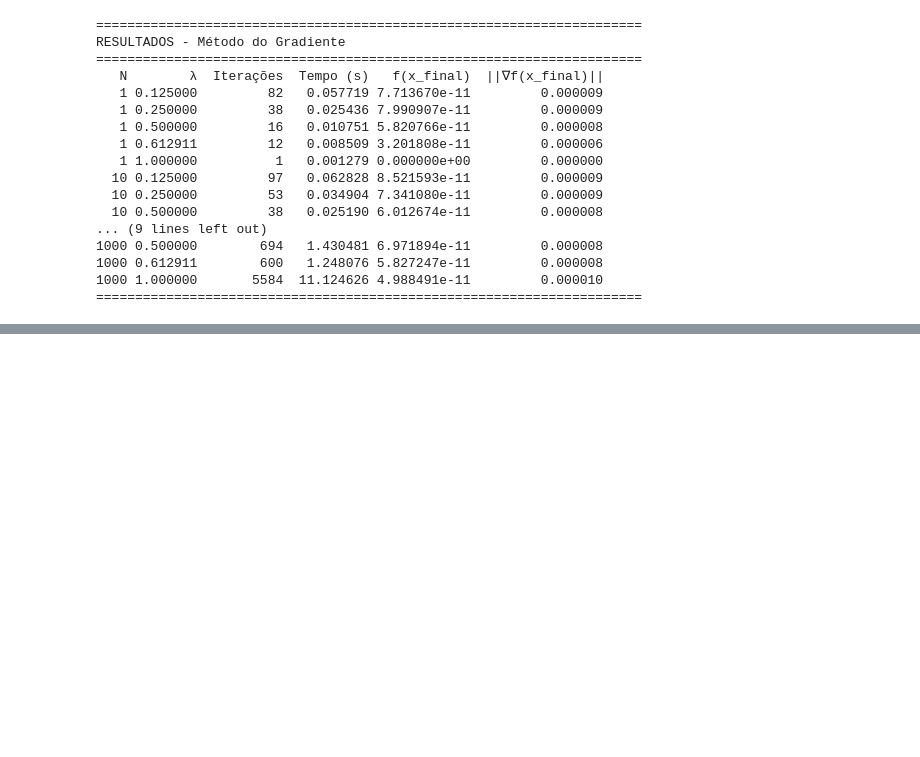
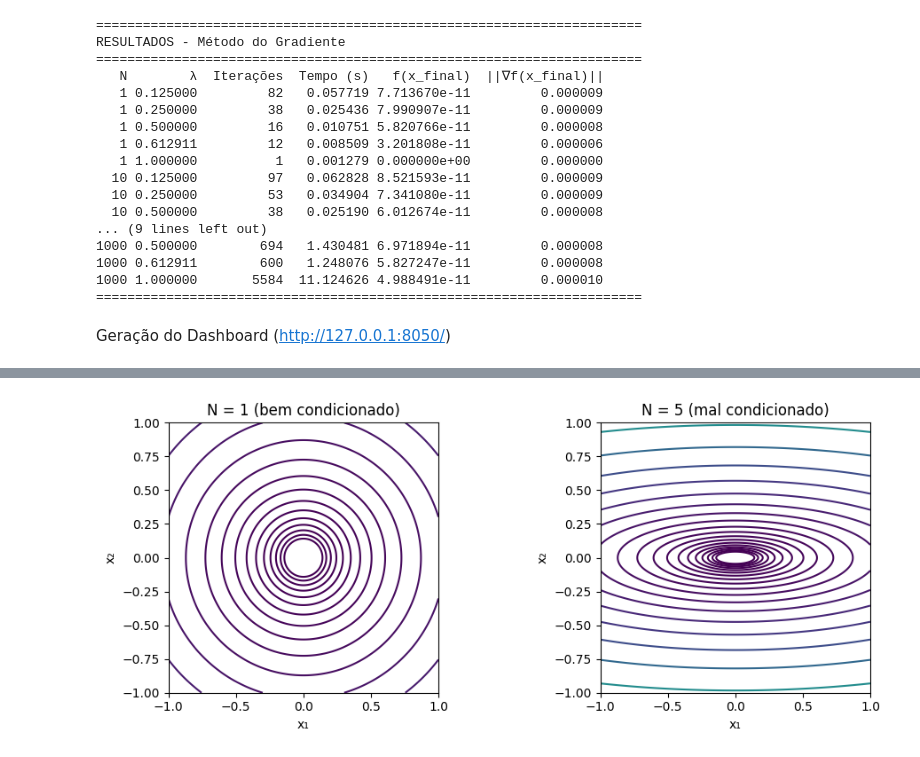
Before and after one commit to x371828/Unicamp, a Jupyter notebook: ms629/gradient_notebook.ipynb, the cells around one changed output, grey strips where cells are left out. Cells and saved outputs as stored; diff of their text form; code cells hidden in the pictures; blank space fills up the shorter version.

```diff
--- a/ms629/gradient_notebook.ipynb
+++ b/ms629/gradient_notebook.ipynb
@@ -77,6 +34,0 @@ print(x_final)
-# %%
-n = 1000
-A, x = gen_initial_conditions(n)
-x_final = np.array(gradient_method(10000, A, x, 1)[-1])
-np.set_printoptions(precision=15, suppress=True)
-print(x_final)
@@ -113,7 +34,0 @@ print(x_final)
-# %%
-n = 10
-𝜆_coef = 0.125
-A, x = gen_initial_conditions(n)
-x_final = np.array(gradient_method(100, A, x, 𝜆_coef)[-1])
-np.set_printoptions(precision=15, suppress=True)
-print(x_final)
@@ -125,7 +34,0 @@ print(x_final)
-# %%
-n = 10
-𝜆_coef = random.uniform(0,1)
-A, x = gen_initial_conditions(n)
-x_final = np.array(gradient_method(100, A, x, 𝜆_coef)[-1])
-np.set_printoptions(precision=15, suppress=True)
-print(x_final)
@@ -202,6 +97,9 @@ RESULTADOS - Método do Gradiente
 1000 0.612911        600   1.248076 5.827247e-11         0.000008
 1000 1.000000       5584  11.124626 4.988491e-11         0.000010
 ======================================================================
+# %% [markdown]
+Geração do Dashboard
+(http://127.0.0.1:8050/)
 # %%
 import dash
 from dash import dcc, html, Input, Output
@@ -343,3 +239,33 @@ if __name__ == '__main__':
     app.run(debug=True)
 # %% [output]
 [interactive output not drawn]
+# %%
+import numpy as np
+import matplotlib.pyplot as plt
+
+def quadratic_contours(A, ax, title):
+    x = np.linspace(-1, 1, 400)
+    y = np.linspace(-1, 1, 400)
+    X, Y = np.meshgrid(x, y)
+    Z = 0.5 * (A[0,0]*X**2 + 2*A[0,1]*X*Y + A[1,1]*Y**2)
+
+    ax.contour(X, Y, Z, levels=np.logspace(-2, 1, 20), cmap='viridis')
+    ax.set_title(title)
+    ax.set_xlabel('x₁')
+    ax.set_ylabel('x₂')
+    ax.set_aspect('equal')
+
+A1 = np.array([[1, 0],
+               [0, 1]])
+
+A2 = np.array([[1, 0],
+                 [0, 10]])
+
+fig, axes = plt.subplots(1, 2, figsize=(10, 4))
+quadratic_contours(A1, axes[0], "N = 1 (bem condicionado)")
+quadratic_contours(A2, axes[1], "N = 5 (mal condicionado)")
+
+plt.tight_layout()
+plt.show()
+# %% [output]
+[figure, added]
```
Also changed, not shown: parts of 9 cells of this notebook.
